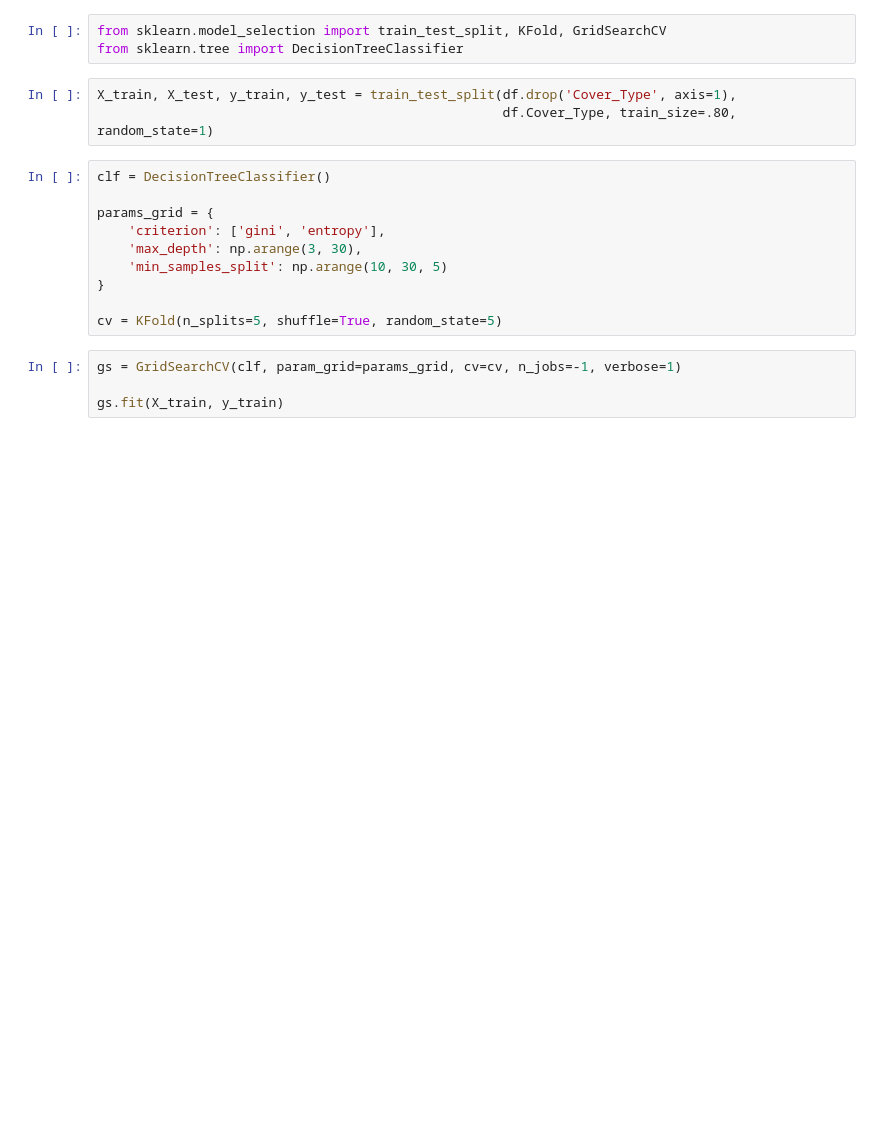
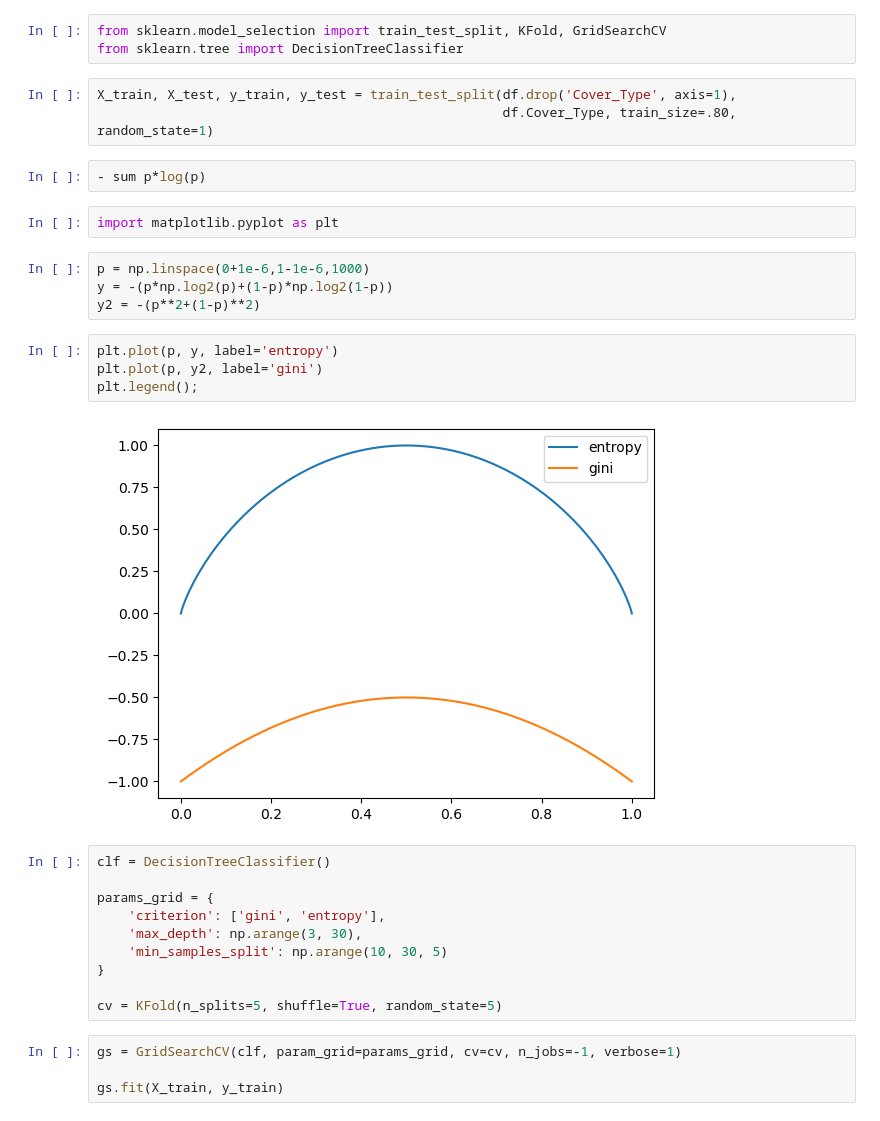
Before and after one commit to kurmukovai/iitp-ml-ds, a Jupyter notebook: 2023/seminar-4-l1l2-cont-dt/4_1_dt.ipynb, the cells around one changed output. Drawn from its saved outputs; the diff is of its cells as text; blank space fills up the shorter version.

```diff
--- a/2023/seminar-4-l1l2-cont-dt/4_1_dt.ipynb
+++ b/2023/seminar-4-l1l2-cont-dt/4_1_dt.ipynb
@@ -98,6 +172,20 @@ from sklearn.tree import DecisionTreeClassifier
 # %%
 X_train, X_test, y_train, y_test = train_test_split(df.drop('Cover_Type', axis=1),
                                                     df.Cover_Type, train_size=.80, random_state=1)
+# %%
+- sum p*log(p)
+# %%
+import matplotlib.pyplot as plt
+# %%
+p = np.linspace(0+1e-6,1-1e-6,1000)
+y = -(p*np.log2(p)+(1-p)*np.log2(1-p))
+y2 = -(p**2+(1-p)**2)
+# %%
+plt.plot(p, y, label='entropy')
+plt.plot(p, y2, label='gini')
+plt.legend();
+# %% [output]
+[figure, added]
 # %%
 clf = DecisionTreeClassifier()
 
```
Also changed, not shown: parts of 7 cells of this notebook, 10 other files.
